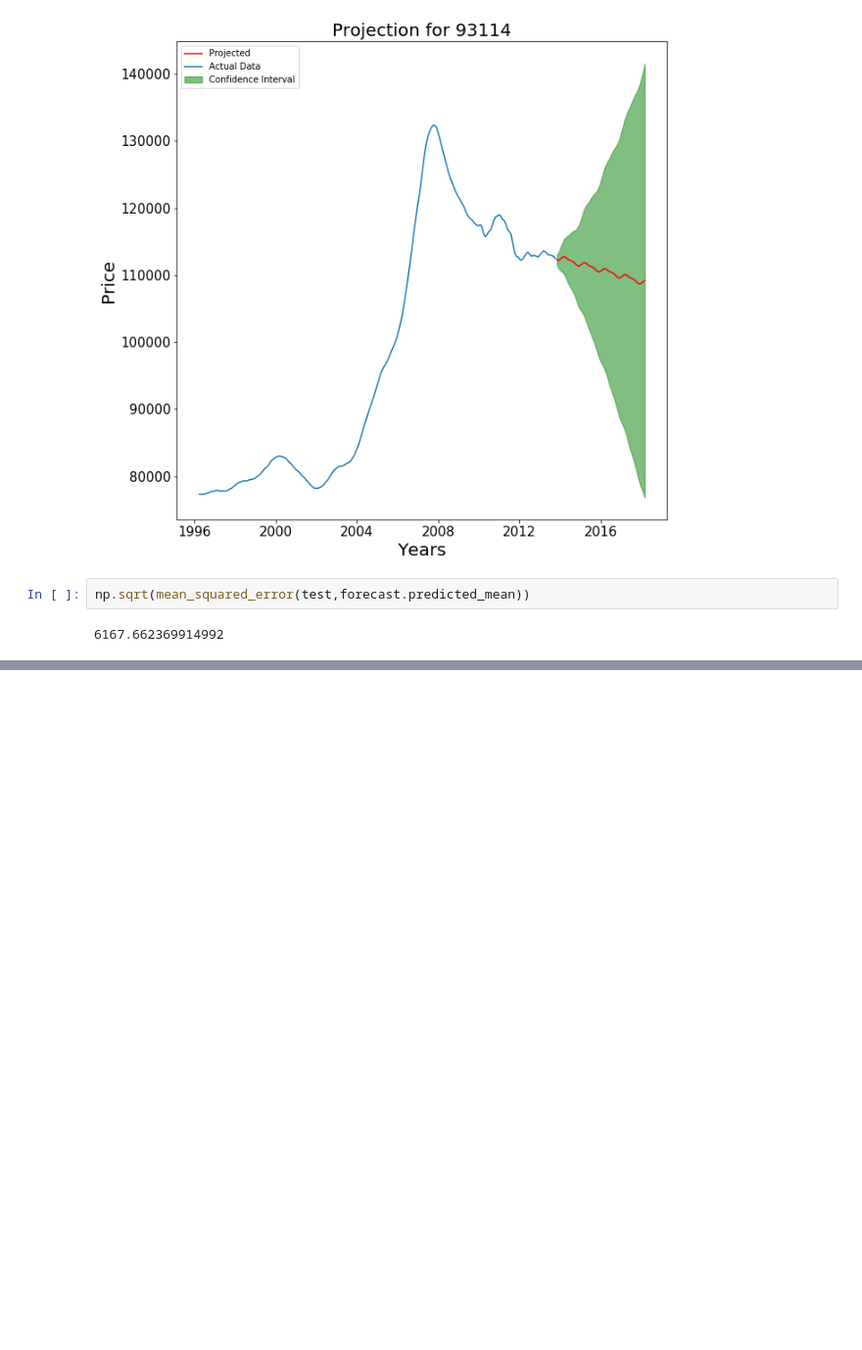
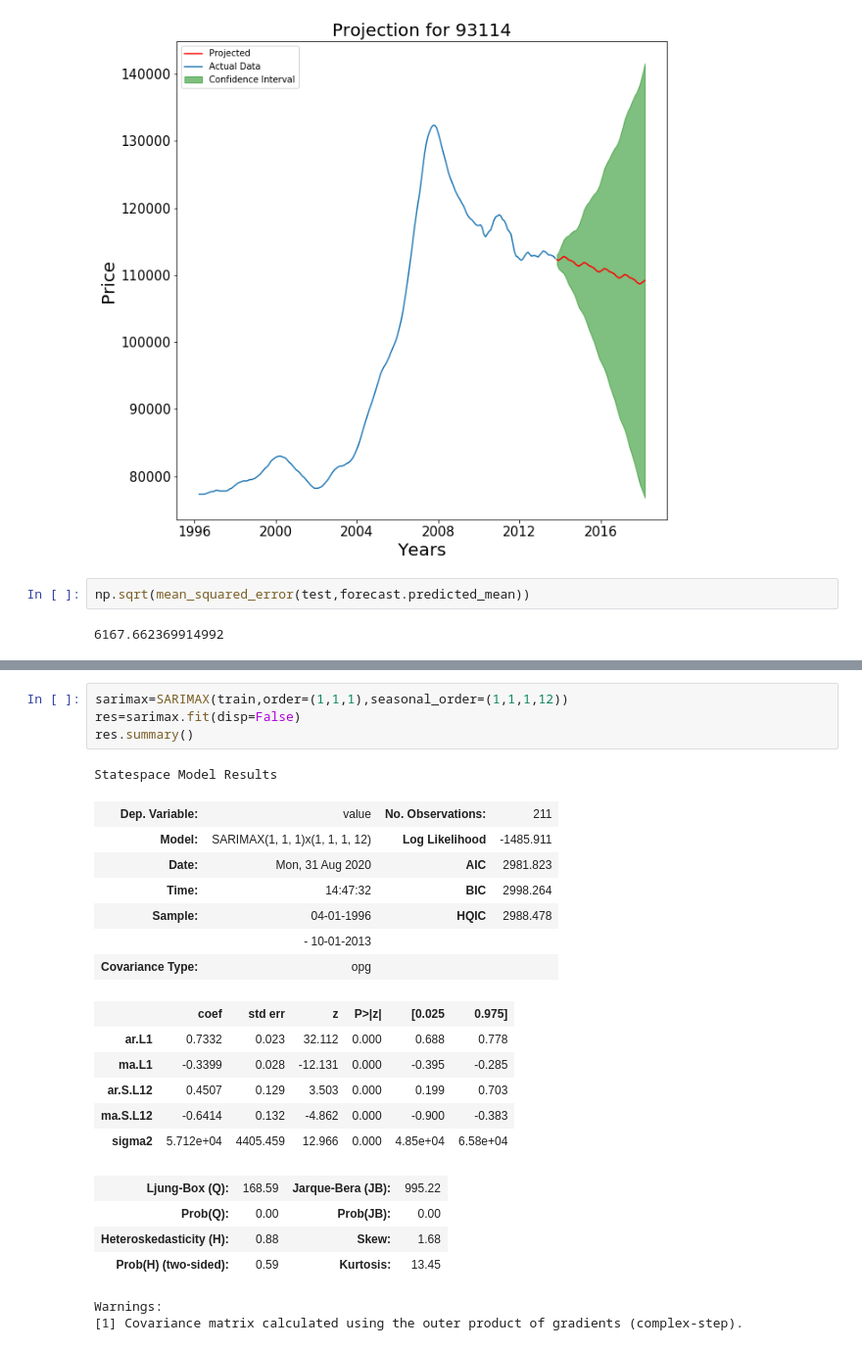
Before and after one commit to LeDorean/zillow_project_review, a Jupyter notebook: notebooks/Untitled.ipynb, the cells around one changed output, grey strips where cells are left out. Shown: that part at 98% size. Saved outputs shown, nothing was run; the diff lists cells and outputs as text; blank space fills up the shorter version.

```diff
--- a/notebooks/Untitled.ipynb
+++ b/notebooks/Untitled.ipynb
@@ -198,0 +232,25 @@ np.sqrt(mean_squared_error(test,forecast.predicted_mean))
+# %%
+sarimax=SARIMAX(train,order=(1,1,1),seasonal_order=(1,1,1,12))
+res=sarimax.fit(disp=False)
+res.summary()
+# %% [output]
+Statespace Model Results
+| Dep. Variable: | value | No. Observations: | 211 |
+| Model: | SARIMAX(1, 1, 1)x(1, 1, 1, 12) | Log Likelihood | -1485.911 |
+| Date: | Mon, 31 Aug 2020 | AIC | 2981.823 |
+| Time: | 14:47:32 | BIC | 2998.264 |
+| Sample: | 04-01-1996 | HQIC | 2988.478 |
+|  | - 10-01-2013 |  |  |
+| Covariance Type: | opg |  |  |
+|  | coef | std err | z | P>|z| | [0.025 | 0.975] |
+| ar.L1 | 0.7332 | 0.023 | 32.112 | 0.000 | 0.688 | 0.778 |
+| ma.L1 | -0.3399 | 0.028 | -12.131 | 0.000 | -0.395 | -0.285 |
+| ar.S.L12 | 0.4507 | 0.129 | 3.503 | 0.000 | 0.199 | 0.703 |
+| ma.S.L12 | -0.6414 | 0.132 | -4.862 | 0.000 | -0.900 | -0.383 |
+| sigma2 | 5.712e+04 | 4405.459 | 12.966 | 0.000 | 4.85e+04 | 6.58e+04 |
+| Ljung-Box (Q): | 168.59 | Jarque-Bera (JB): | 995.22 |
+| Prob(Q): | 0.00 | Prob(JB): | 0.00 |
+| Heteroskedasticity (H): | 0.88 | Skew: | 1.68 |
+| Prob(H) (two-sided): | 0.59 | Kurtosis: | 13.45 |
+Warnings:
+[1] Covariance matrix calculated using the outer product of gradients (complex-step).
```
Also changed, not shown: parts of 7 cells of this notebook.
